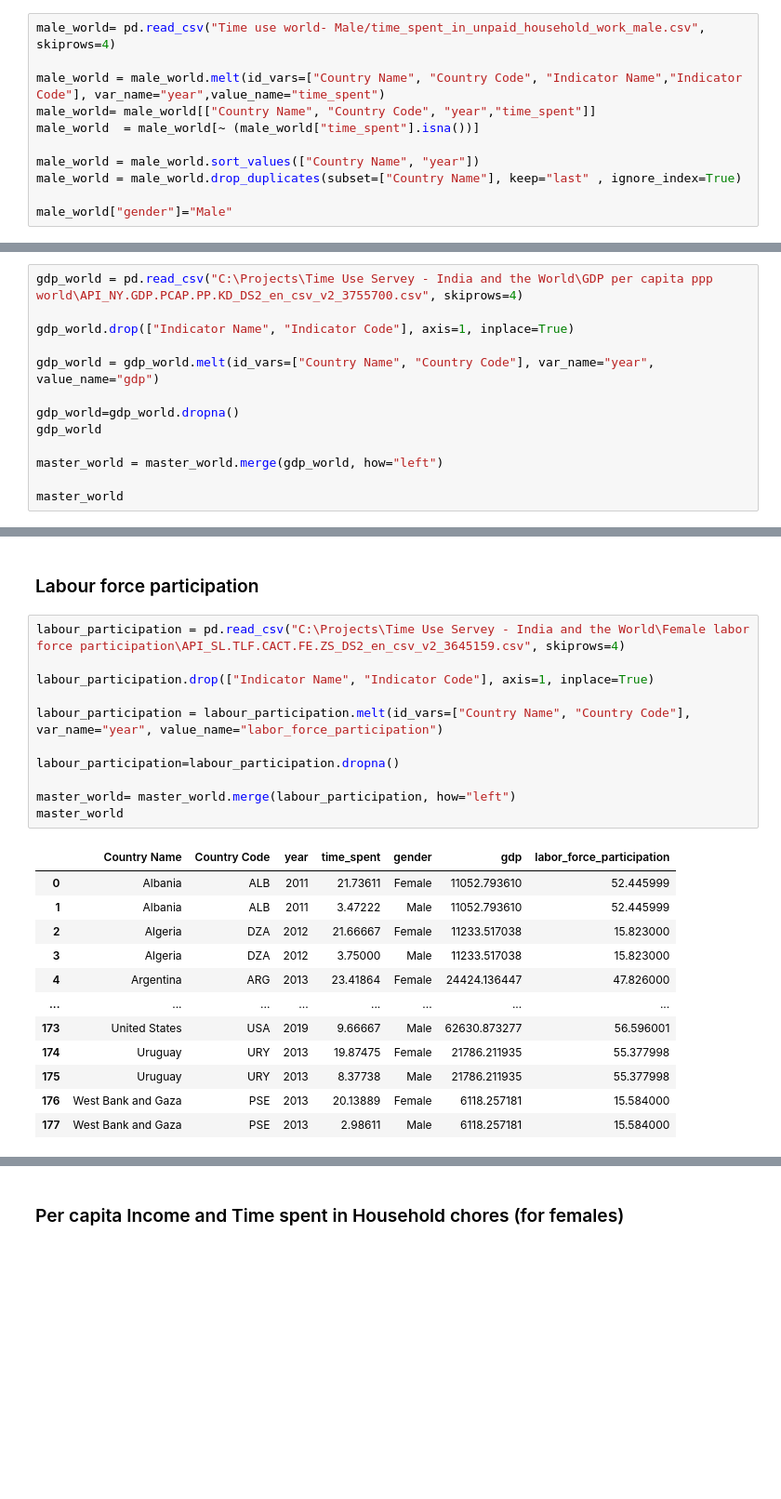
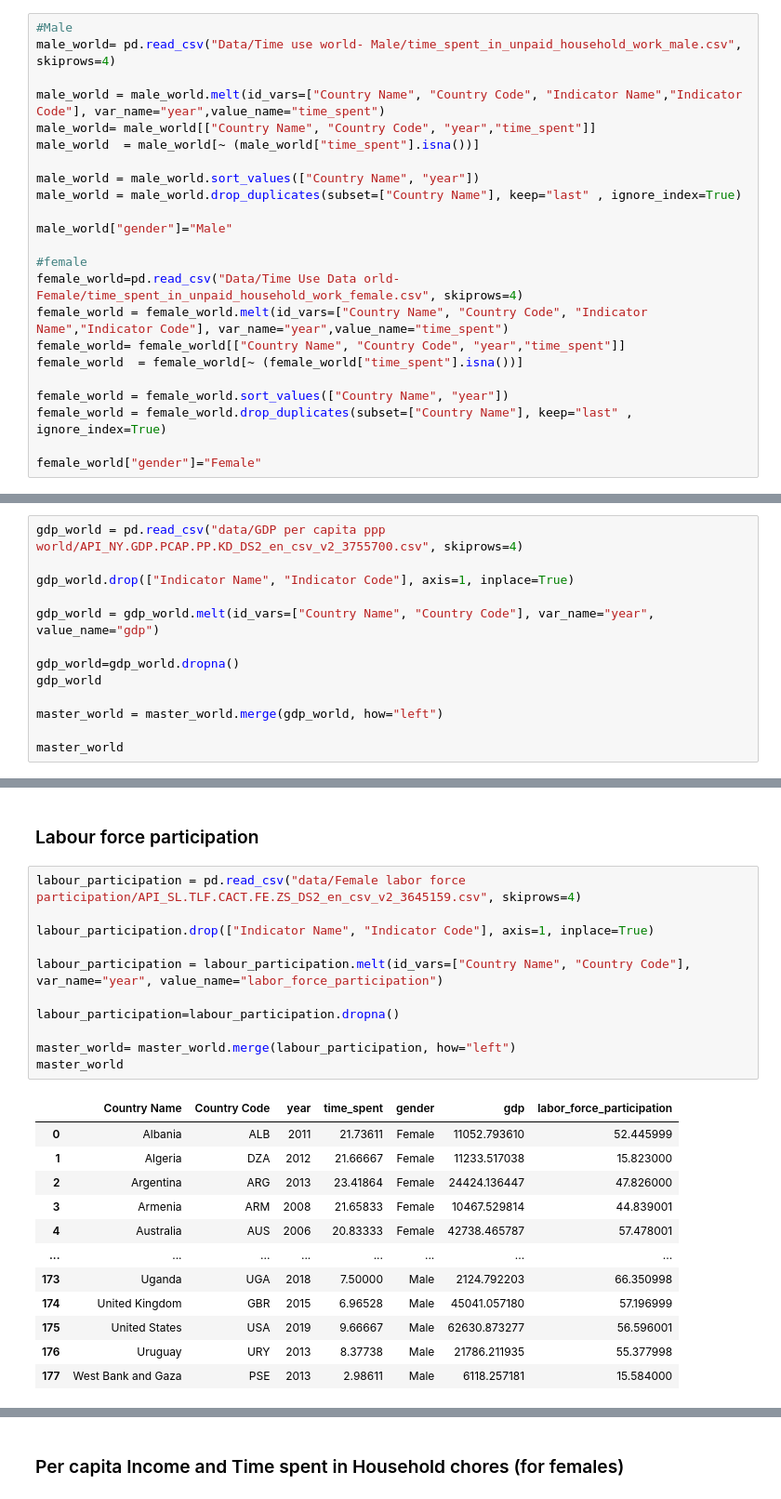
Before and after one commit to ragul-n/Time-Use-survey-India-Analysis, a Jupyter notebook: Data analysis.ipynb, the cells around one changed output, grey strips where cells are left out. Shown: that part at 93% size. Drawn from its saved outputs; the diff is of its cells as text; blank space fills up the shorter version.

```diff
--- a/Data analysis.ipynb
+++ b/Data analysis.ipynb
@@ -4,7 +4,8 @@ import numpy as np
 import matplotlib.pyplot as plt
 import seaborn as sns
 # %%
-male_world= pd.read_csv("Time use world- Male/time_spent_in_unpaid_household_work_male.csv", skiprows=4)
+#Male
+male_world= pd.read_csv("Data/Time use world- Male/time_spent_in_unpaid_household_work_male.csv", skiprows=4)
 
 male_world = male_world.melt(id_vars=["Country Name", "Country Code", "Indicator Name","Indicator Code"], var_name="year",value_name="time_spent")
 male_world= male_world[["Country Name", "Country Code", "year","time_spent"]]
@@ -14,6 +15,17 @@ male_world = male_world.sort_values(["Country Name", "year"])
 male_world = male_world.drop_duplicates(subset=["Country Name"], keep="last" , ignore_index=True)
 
 male_world["gender"]="Male"
+
+#female
+female_world=pd.read_csv("Data/Time Use Data orld- Female/time_spent_in_unpaid_household_work_female.csv", skiprows=4)
+female_world = female_world.melt(id_vars=["Country Name", "Country Code", "Indicator Name","Indicator Code"], var_name="year",value_name="time_spent")
+female_world= female_world[["Country Name", "Country Code", "year","time_spent"]]
+female_world  = female_world[~ (female_world["time_spent"].isna())]
+
+female_world = female_world.sort_values(["Country Name", "year"])
+female_world = female_world.drop_duplicates(subset=["Country Name"], keep="last" , ignore_index=True)
+
+female_world["gender"]="Female"
 # %%
 # combaining male and female data
 
@@ -38,5 +50,5 @@ master_world
 # %%
-gdp_world = pd.read_csv("C:\Projects\Time Use Servey - India and the World\GDP per capita ppp world\API_NY.GDP.PCAP.PP.KD_DS2_en_csv_v2_3755700.csv", skiprows=4)
+gdp_world = pd.read_csv("data/GDP per capita ppp world/API_NY.GDP.PCAP.PP.KD_DS2_en_csv_v2_3755700.csv", skiprows=4)
 
 gdp_world.drop(["Indicator Name", "Indicator Code"], axis=1, inplace=True)
 
@@ -65,28 +77,28 @@ master_world
 # %% [markdown]
 ### Labour force participation
 # %%
-labour_participation = pd.read_csv("C:\Projects\Time Use Servey - India and the World\Female labor force participation\API_SL.TLF.CACT.FE.ZS_DS2_en_csv_v2_3645159.csv", skiprows=4)
+labour_participation = pd.read_csv("data/Female labor force participation/API_SL.TLF.CACT.FE.ZS_DS2_en_csv_v2_3645159.csv", skiprows=4)
 
 labour_participation.drop(["Indicator Name", "Indicator Code"], axis=1, inplace=True)
 
 labour_participation = labour_participation.melt(id_vars=["Country Name", "Country Code"], var_name="year", value_name="labor_force_participation")
 
 labour_participation=labour_participation.dropna()
 
 master_world= master_world.merge(labour_participation, how="left")
 master_world
 # %% [output]
 |  | Country Name | Country Code | year | time_spent | gender | gdp | labor_force_participation |
 | 0 | Albania | ALB | 2011 | 21.73611 | Female | 11052.793610 | 52.445999 |
-| 1 | Albania | ALB | 2011 | 3.47222 | Male | 11052.793610 | 52.445999 |
-| 2 | Algeria | DZA | 2012 | 21.66667 | Female | 11233.517038 | 15.823000 |
-| 3 | Algeria | DZA | 2012 | 3.75000 | Male | 11233.517038 | 15.823000 |
-| 4 | Argentina | ARG | 2013 | 23.41864 | Female | 24424.136447 | 47.826000 |
+| 1 | Algeria | DZA | 2012 | 21.66667 | Female | 11233.517038 | 15.823000 |
+| 2 | Argentina | ARG | 2013 | 23.41864 | Female | 24424.136447 | 47.826000 |
+| 3 | Armenia | ARM | 2008 | 21.65833 | Female | 10467.529814 | 44.839001 |
+| 4 | Australia | AUS | 2006 | 20.83333 | Female | 42738.465787 | 57.478001 |
 | ... | ... | ... | ... | ... | ... | ... | ... |
-| 173 | United States | USA | 2019 | 9.66667 | Male | 62630.873277 | 56.596001 |
-| 174 | Uruguay | URY | 2013 | 19.87475 | Female | 21786.211935 | 55.377998 |
-| 175 | Uruguay | URY | 2013 | 8.37738 | Male | 21786.211935 | 55.377998 |
-| 176 | West Bank and Gaza | PSE | 2013 | 20.13889 | Female | 6118.257181 | 15.584000 |
+| 173 | Uganda | UGA | 2018 | 7.50000 | Male | 2124.792203 | 66.350998 |
+| 174 | United Kingdom | GBR | 2015 | 6.96528 | Male | 45041.057180 | 57.196999 |
+| 175 | United States | USA | 2019 | 9.66667 | Male | 62630.873277 | 56.596001 |
+| 176 | Uruguay | URY | 2013 | 8.37738 | Male | 21786.211935 | 55.377998 |
 | 177 | West Bank and Gaza | PSE | 2013 | 2.98611 | Male | 6118.257181 | 15.584000 |
 178 rows × 7 columns
 # %% [markdown]
```
Also changed, not shown: parts of 7 cells of this notebook, 4 other files.
